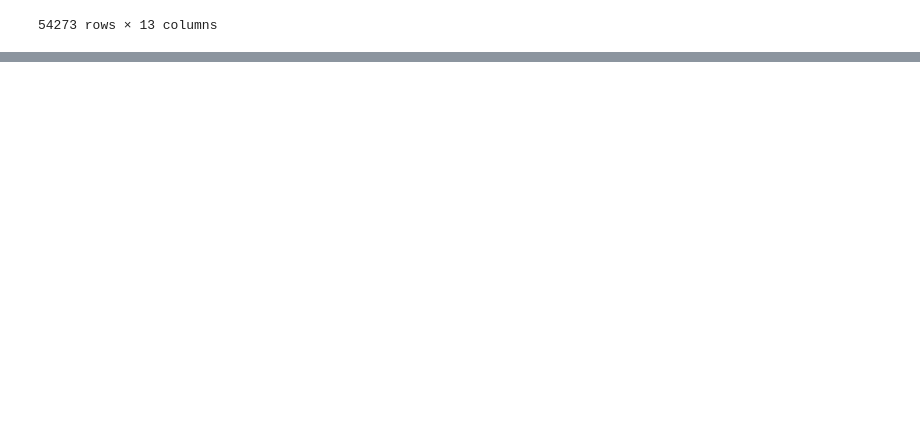
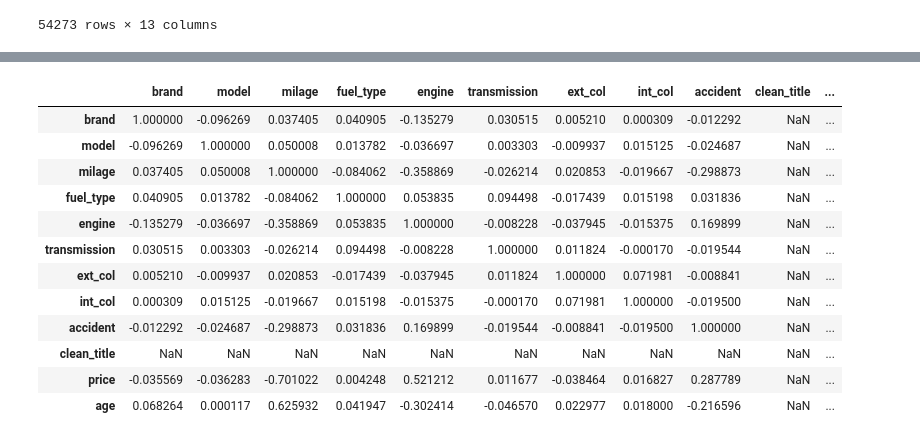
Before and after one commit to SketchyCarrot/KaglleX_Cohort_4, a Jupyter notebook: main2.ipynb, the cells around one changed output, grey strips where cells are left out. Saved outputs shown, nothing was run; the diff lists cells and outputs as text; code cells hidden in the pictures; blank space fills up the shorter version.

```diff
--- a/main2.ipynb
+++ b/main2.ipynb
@@ -49,0 +156,5 @@ price: 54273
+# %%
+labeler = LabelEncoder()
+
+for i in df.columns:
+        df[i] = labeler.fit_transform(df[i])
@@ -49,0 +195,16 @@ price: 54273
+# %%
+df.corr()
+# %% [output]
+|  | brand | model | milage | fuel_type | engine | transmission | ext_col | int_col | accident | clean_title | ... |
+| brand | 1.000000 | -0.096269 | 0.037405 | 0.040905 | -0.135279 | 0.030515 | 0.005210 | 0.000309 | -0.012292 | NaN | ... |
+| model | -0.096269 | 1.000000 | 0.050008 | 0.013782 | -0.036697 | 0.003303 | -0.009937 | 0.015125 | -0.024687 | NaN | ... |
+| milage | 0.037405 | 0.050008 | 1.000000 | -0.084062 | -0.358869 | -0.026214 | 0.020853 | -0.019667 | -0.298873 | NaN | ... |
+| fuel_type | 0.040905 | 0.013782 | -0.084062 | 1.000000 | 0.053835 | 0.094498 | -0.017439 | 0.015198 | 0.031836 | NaN | ... |
+| engine | -0.135279 | -0.036697 | -0.358869 | 0.053835 | 1.000000 | -0.008228 | -0.037945 | -0.015375 | 0.169899 | NaN | ... |
+| transmission | 0.030515 | 0.003303 | -0.026214 | 0.094498 | -0.008228 | 1.000000 | 0.011824 | -0.000170 | -0.019544 | NaN | ... |
+| ext_col | 0.005210 | -0.009937 | 0.020853 | -0.017439 | -0.037945 | 0.011824 | 1.000000 | 0.071981 | -0.008841 | NaN | ... |
+| int_col | 0.000309 | 0.015125 | -0.019667 | 0.015198 | -0.015375 | -0.000170 | 0.071981 | 1.000000 | -0.019500 | NaN | ... |
+| accident | -0.012292 | -0.024687 | -0.298873 | 0.031836 | 0.169899 | -0.019544 | -0.008841 | -0.019500 | 1.000000 | NaN | ... |
+| clean_title | NaN | NaN | NaN | NaN | NaN | NaN | NaN | NaN | NaN | NaN | ... |
+| price | -0.035569 | -0.036283 | -0.701022 | 0.004248 | 0.521212 | 0.011677 | -0.038464 | 0.016827 | 0.287789 | NaN | ... |
+| age | 0.068264 | 0.000117 | 0.625932 | 0.041947 | -0.302414 | -0.046570 | 0.022977 | 0.018000 | -0.216596 | NaN | ... |
```
Also changed, not shown: parts of 23 cells of this notebook, 1 other file.
